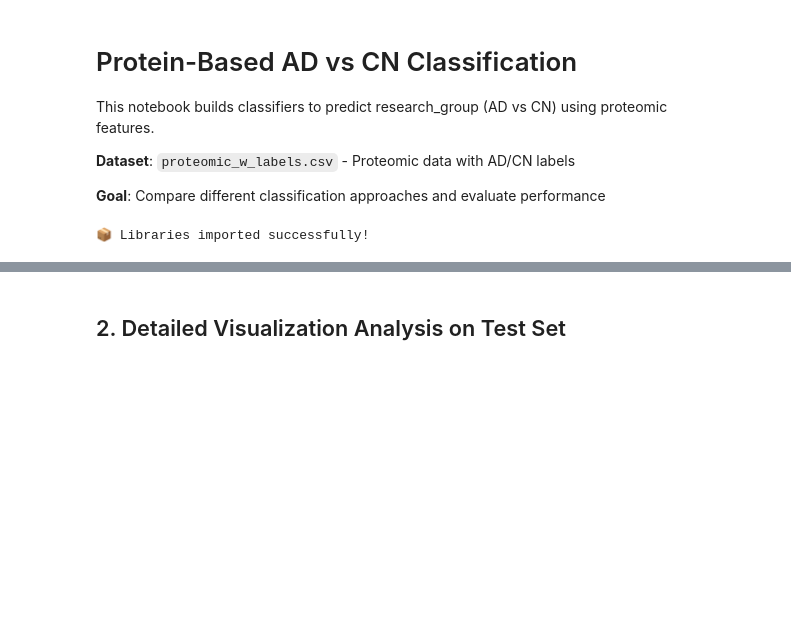
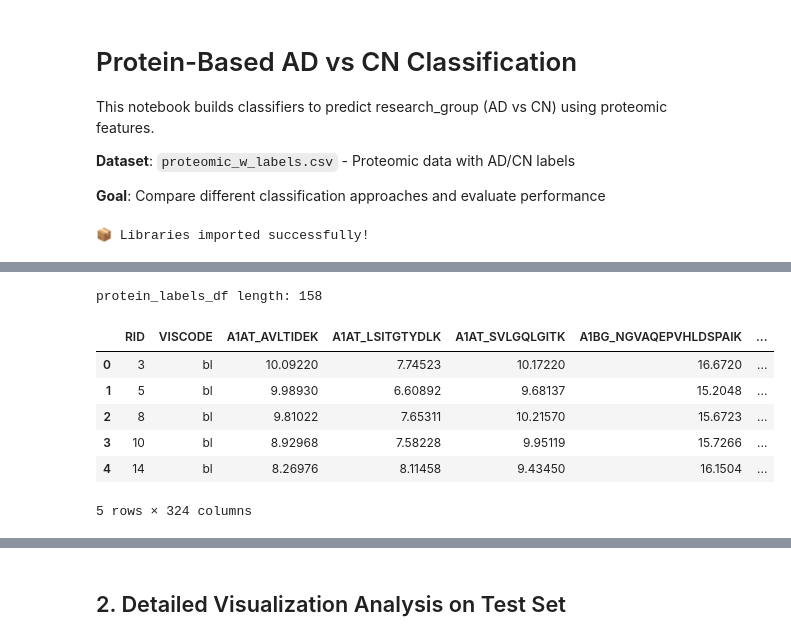
Before and after one commit to ss8319/multimodal-AD, a Jupyter notebook: colab/protein_classification.ipynb, the cells around one changed output, grey strips where cells are left out. Cells and saved outputs as stored; diff of their text form; code cells hidden in the pictures; blank space fills up the shorter version.

```diff
--- a/colab/protein_classification.ipynb
+++ b/colab/protein_classification.ipynb
@@ -51,0 +72,14 @@ print("📦 Libraries imported successfully!")
+# %%
+proteomic_w_labels = "D:\ADNI\AD_CN\proteomics\Biomarkers Consortium Plasma Proteomics MRM\proteomic_w_labels.csv"
+protein_labels_df = pd.read_csv(proteomic_w_labels)
+print('protein_labels_df length:', len(protein_labels_df))
+protein_labels_df.head()
+# %% [output]
+protein_labels_df length: 158
+|  | RID | VISCODE | A1AT_AVLTIDEK | A1AT_LSITGTYDLK | A1AT_SVLGQLGITK | A1BG_NGVAQEPVHLDSPAIK | ... |
+| 0 | 3 | bl | 10.09220 | 7.74523 | 10.17220 | 16.6720 | ... |
+| 1 | 5 | bl | 9.98930 | 6.60892 | 9.68137 | 15.2048 | ... |
+| 2 | 8 | bl | 9.81022 | 7.65311 | 10.21570 | 15.6723 | ... |
+| 3 | 10 | bl | 8.92968 | 7.58228 | 9.95119 | 15.7266 | ... |
+| 4 | 14 | bl | 8.26976 | 8.11458 | 9.43450 | 16.1504 | ... |
+5 rows × 324 columns
```
Also changed, not shown: parts of 12 cells of this notebook, 3 other files.
